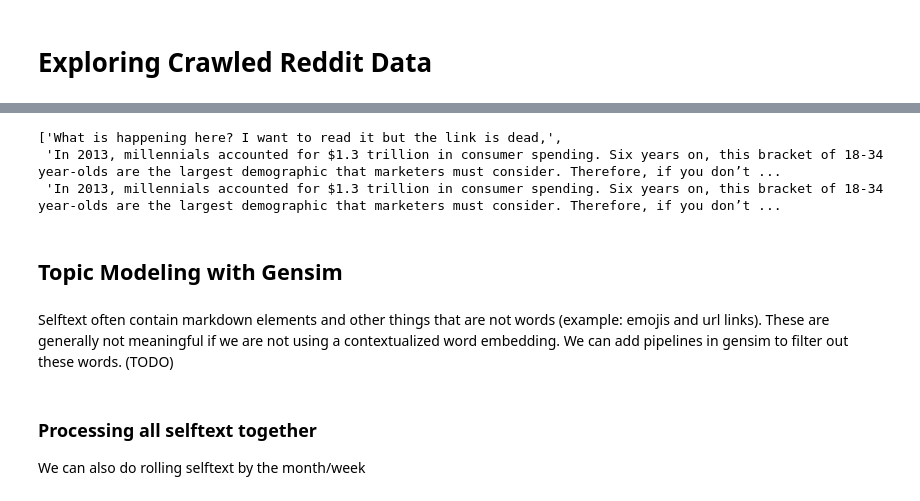
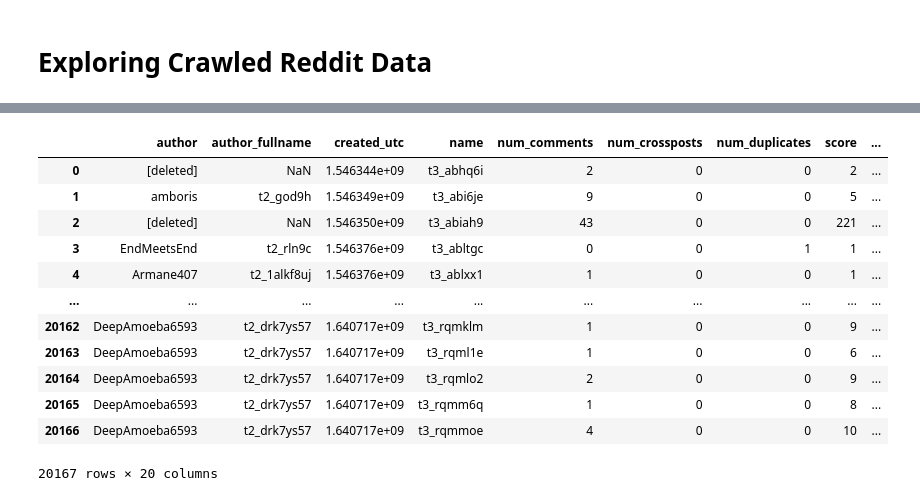
Before and after one commit to stephanieeechang/tos-summary, a Jupyter notebook: utils/reddit/explore.ipynb, the cells around one changed output, grey strips where cells are left out. Drawn from its saved outputs; the diff is of its cells as text; code cells hidden in the pictures.

```diff
--- a/utils/reddit/explore.ipynb
+++ b/utils/reddit/explore.ipynb
@@ -49,6 +39,7 @@ WindowsPath('D:/gatech/courses/cs-6471-computational-social-science/project/util
 # %%
-data_dir = Path.cwd() / 'data/PushShiftAndRedditAPICrawler-output'
-data_files = list(data_dir.glob('*.json'))
+data_dir = Path.cwd() / 'data'
+crawled_data_dir = Path.cwd() / 'data/PushShiftAndRedditAPICrawler-output'
+data_files = list(crawled_data_dir.glob('*.json'))
 # %%
 # load submissions and comments from json files
 all_submissions = []
@@ -227,14 +57,0 @@ target_df.head()
-# %%
-target_df_selftexts = target_df['selftext'].tolist()
-target_df_selftexts[:3]
-# %% [output]
-['What is happening here? I want to read it but the link is dead,',
- 'In 2013, millennials accounted for $1.3 trillion in consumer spending. Six years on, this bracket of 18-34 year-olds are the largest demographic that marketers must consider. Therefore, if you don’t ...
- 'In 2013, millennials accounted for $1.3 trillion in consumer spending. Six years on, this bracket of 18-34 year-olds are the largest demographic that marketers must consider. Therefore, if you don’t ...
-# %% [markdown]
-## Topic Modeling with Gensim
-# %% [markdown]
-Selftext often contain markdown elements and other things that are not words (example: emojis and url links). These are generally not meaningful if we are not using a contextualized word embedding. We can add pipelines in gensim to filter out these words. (TODO)
-# %% [markdown]
-### Processing all selftext together
-We can also do rolling selftext by the month/week
@@ -244,0 +58,43 @@ corpus = gensim.corpora.TextDirectoryCorpus(str(all_selftext_dir))
+# %%
+used_columns_df_submissions = [
+    'author',
+    'author_fullname',
+    'created_utc',  # float64
+    'name',  # text used as fullname
+    'num_comments',  # int64
+    'num_crossposts',  # int64
+    'num_duplicates',  # int64
+    'score',  # int64 num upvotes
+    'selftext',  # longtext
+    'subreddit_id',  # text fullname of subreddit
+    'subreddit_name_prefixed',  # text prefixed name of the subreddit
+    'subreddit_subscribers',  # 'int64'
+    'subreddit_type',  # text
+    'title',  # text
+]
+df_submissions = pd.DataFrame
+df_submissions = pd.DataFrame(all_submissions)[used_columns_df_submissions]
+df_submissions_created_utc = pd.to_datetime(df_submissions['created_utc'], unit='s', utc=True)
+df_submissions['created_utc_year'] = df_submissions_created_utc.dt.year
+df_submissions['created_utc_month'] = df_submissions_created_utc.dt.month
+df_submissions['created_utc_day'] = df_submissions_created_utc.dt.day
+df_submissions['created_utc_hour'] = df_submissions_created_utc.dt.hour
+df_submissions['created_utc_minute'] = df_submissions_created_utc.dt.minute
+df_submissions['created_utc_second'] = df_submissions_created_utc.dt.second
+
+del df_submissions_created_utc
+df_submissions
+# %% [output]
+|  | author | author_fullname | created_utc | name | num_comments | num_crossposts | num_duplicates | score | ... |
+| 0 | [deleted] | NaN | 1.546344e+09 | t3_abhq6i | 2 | 0 | 0 | 2 | ... |
+| 1 | amboris | t2_god9h | 1.546349e+09 | t3_abi6je | 9 | 0 | 0 | 5 | ... |
+| 2 | [deleted] | NaN | 1.546350e+09 | t3_abiah9 | 43 | 0 | 0 | 221 | ... |
+| 3 | EndMeetsEnd | t2_rln9c | 1.546376e+09 | t3_abltgc | 0 | 0 | 1 | 1 | ... |
+| 4 | Armane407 | t2_1alkf8uj | 1.546376e+09 | t3_ablxx1 | 1 | 0 | 0 | 1 | ... |
+| ... | ... | ... | ... | ... | ... | ... | ... | ... | ... |
+| 20162 | DeepAmoeba6593 | t2_drk7ys57 | 1.640717e+09 | t3_rqmklm | 1 | 0 | 0 | 9 | ... |
+| 20163 | DeepAmoeba6593 | t2_drk7ys57 | 1.640717e+09 | t3_rqml1e | 1 | 0 | 0 | 6 | ... |
+| 20164 | DeepAmoeba6593 | t2_drk7ys57 | 1.640717e+09 | t3_rqmlo2 | 2 | 0 | 0 | 9 | ... |
+| 20165 | DeepAmoeba6593 | t2_drk7ys57 | 1.640717e+09 | t3_rqmm6q | 1 | 0 | 0 | 8 | ... |
+| 20166 | DeepAmoeba6593 | t2_drk7ys57 | 1.640717e+09 | t3_rqmmoe | 4 | 0 | 0 | 10 | ... |
+20167 rows × 20 columns
```
Also changed, not shown: parts of 36 cells of this notebook, 2 other files.
